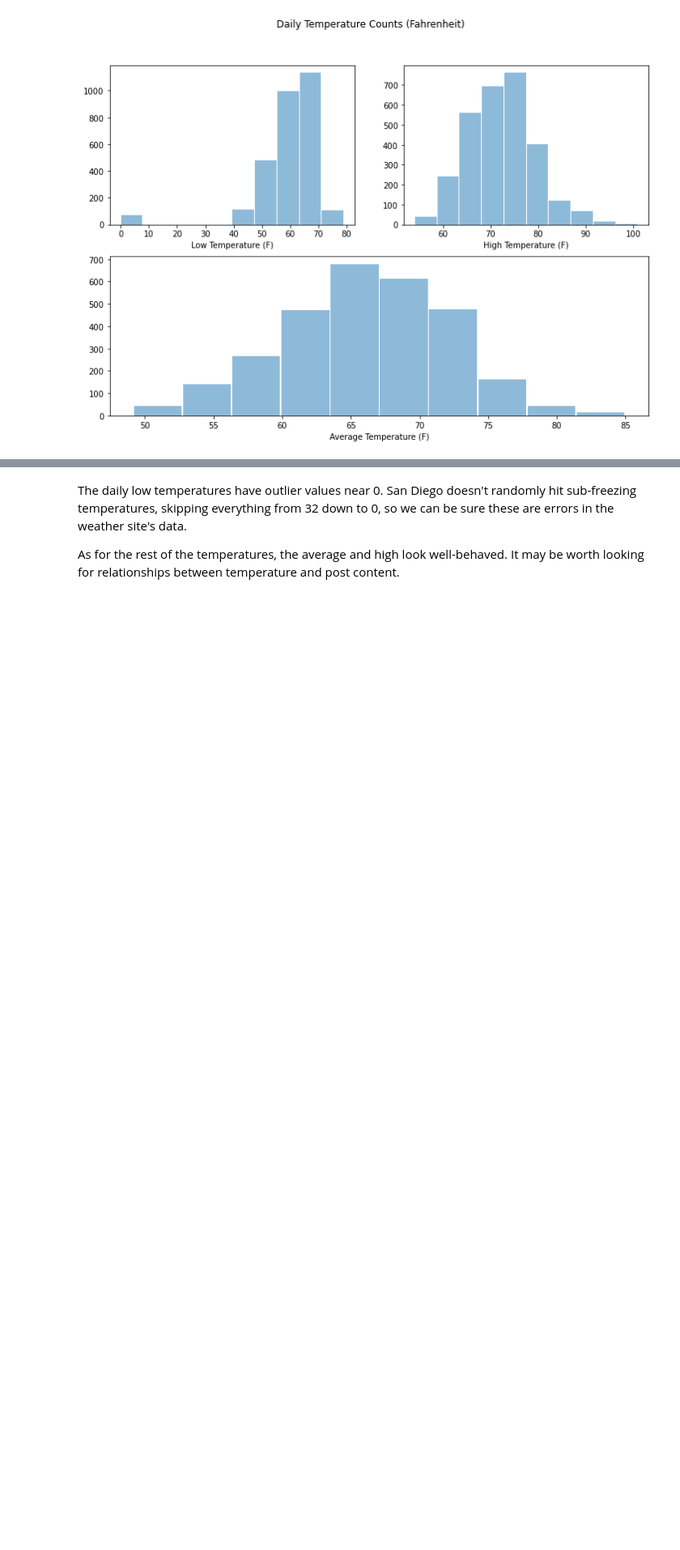
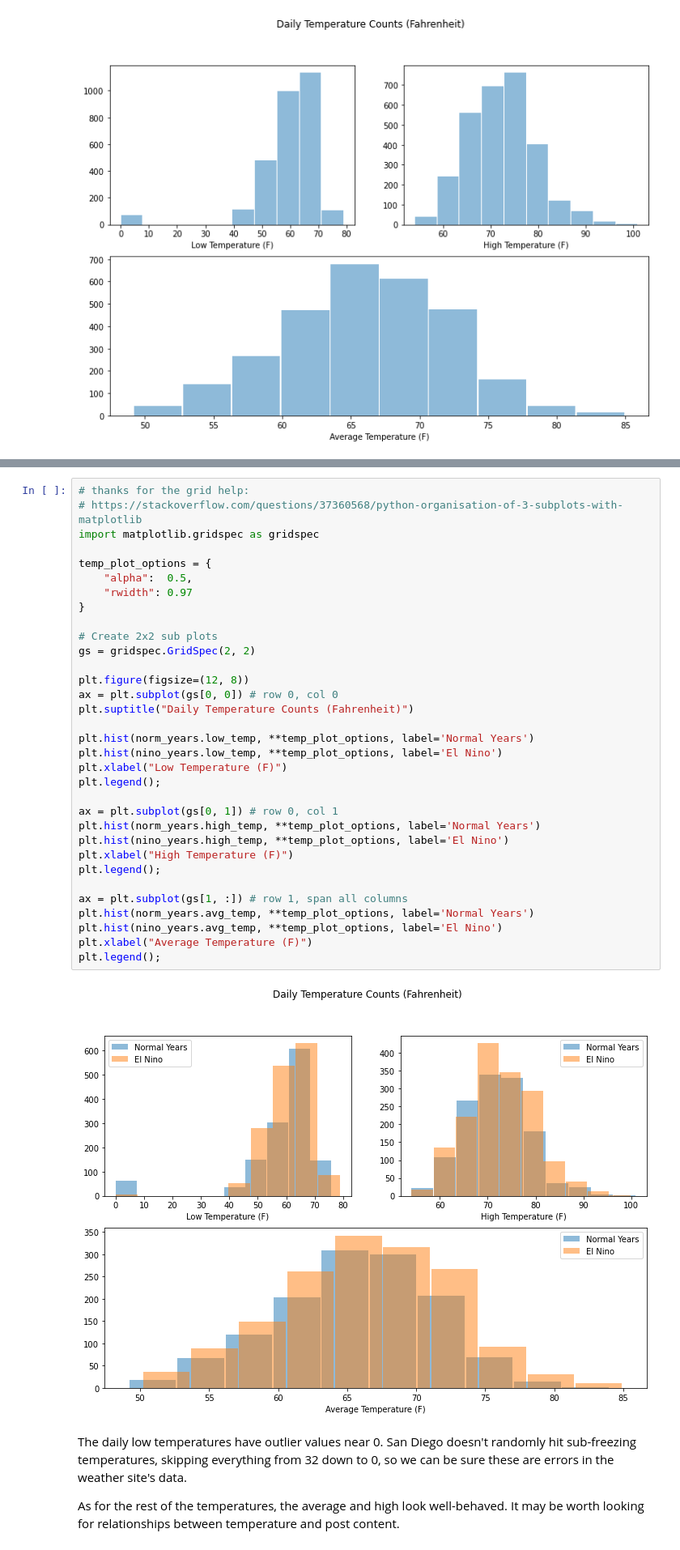
Before and after one commit to Mlawrence95/sportfishing-hauls-scraper, a Jupyter notebook: analysis.ipynb, the cells around one changed output, grey strips where cells are left out. Shown at 81% size. Cells and saved outputs as stored; diff of their text form; blank space fills up the shorter version.

```diff
--- a/analysis.ipynb
+++ b/analysis.ipynb
@@ -253,3 +280,38 @@ plt.xlabel("Average Temperature (F)");
+# %%
+# thanks for the grid help:
+# https://stackoverflow.com/questions/37360568/python-organisation-of-3-subplots-with-matplotlib
+import matplotlib.gridspec as gridspec
+
+temp_plot_options = {
+    "alpha":  0.5,
+    "rwidth": 0.97
+}
+
+# Create 2x2 sub plots
+gs = gridspec.GridSpec(2, 2)
+
+plt.figure(figsize=(12, 8))
+ax = plt.subplot(gs[0, 0]) # row 0, col 0
+plt.suptitle("Daily Temperature Counts (Fahrenheit)")
+
+plt.hist(norm_years.low_temp, **temp_plot_options, label='Normal Years')
+plt.hist(nino_years.low_temp, **temp_plot_options, label='El Nino')
+plt.xlabel("Low Temperature (F)")
+plt.legend();
+
+ax = plt.subplot(gs[0, 1]) # row 0, col 1
+plt.hist(norm_years.high_temp, **temp_plot_options, label='Normal Years')
+plt.hist(nino_years.high_temp, **temp_plot_options, label='El Nino')
+plt.xlabel("High Temperature (F)")
+plt.legend();
+
+ax = plt.subplot(gs[1, :]) # row 1, span all columns
+plt.hist(norm_years.avg_temp, **temp_plot_options, label='Normal Years')
+plt.hist(nino_years.avg_temp, **temp_plot_options, label='El Nino')
+plt.xlabel("Average Temperature (F)")
+plt.legend();
+# %% [output]
+[figure, added]
 # %% [markdown]
 The daily low temperatures have outlier values near 0. San Diego doesn't randomly hit sub-freezing temperatures, skipping everything from 32 down to 0, so we can be sure these are errors in the weather site's data.
 
```
Also changed, not shown: parts of 42 cells of this notebook, 6 other files.
